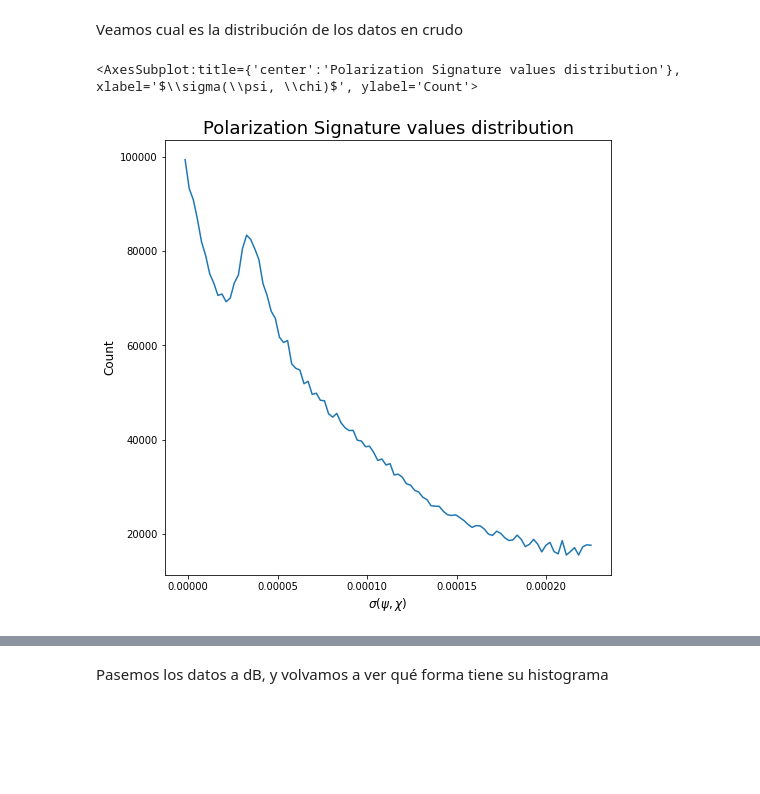
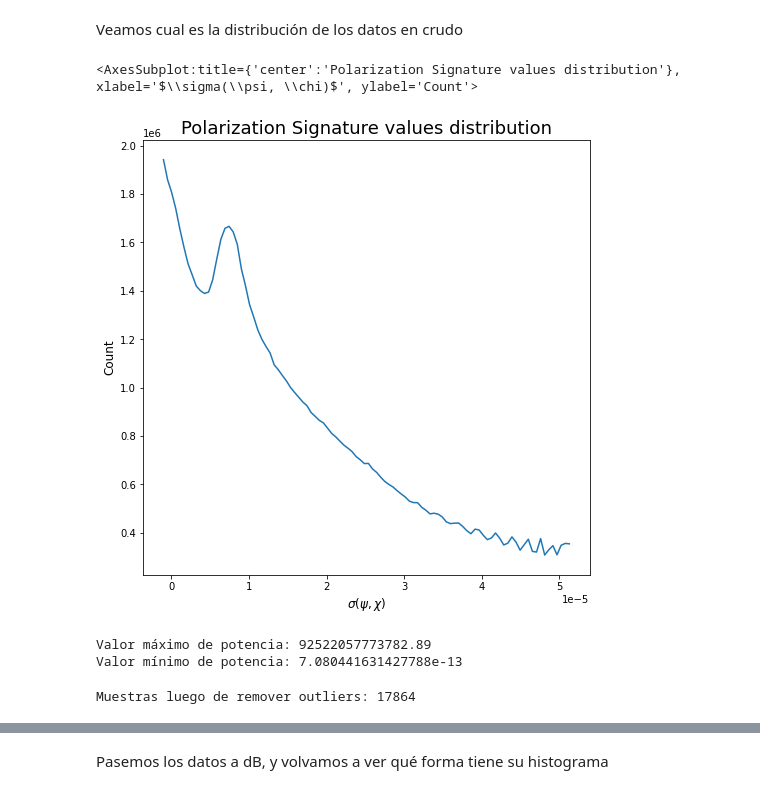
Before and after one commit to jotavecorta/DeepScatteringModels, a Jupyter notebook: notebooks/1.0-jv-spm-data-generation-exploration.ipynb, the cells around one changed output, grey strips where cells are left out. Saved outputs shown, nothing was run; the diff lists cells and outputs as text; code cells hidden in the pictures; blank space fills up the shorter version.

```diff
--- a/notebooks/1.0-jv-spm-data-generation-exploration.ipynb
+++ b/notebooks/1.0-jv-spm-data-generation-exploration.ipynb
@@ -48,7 +46,18 @@ plot_polarization_signature(rnd_signature)
 # %% [markdown]
 Veamos cual es la distribución de los datos en crudo
 # %%
-plot_histogram(data)
+plot_histogram(data, n_bins=100)
 # %% [output]
 <AxesSubplot:title={'center':'Polarization Signature values distribution'}, xlabel='$\\sigma(\\psi, \\chi)$', ylabel='Count'>
-[figure, old version]
+[figure, new version]
+# %%
+print(f"Valor máximo de potencia: {data.max()}")
+print(f"Valor mínimo de potencia: {data[data>0].min()}")
+# %% [output]
+Valor máximo de potencia: 92522057773782.89
+Valor mínimo de potencia: 7.080441631427788e-13
+# %%
+new_data = remove_outliers(data, k=4)
+print(f"Muestras luego de remover outliers: {new_data.shape[0]}")
+# %% [output]
+Muestras luego de remover outliers: 17864
```
Also changed, not shown: parts of 7 cells of this notebook, 4 other files.
